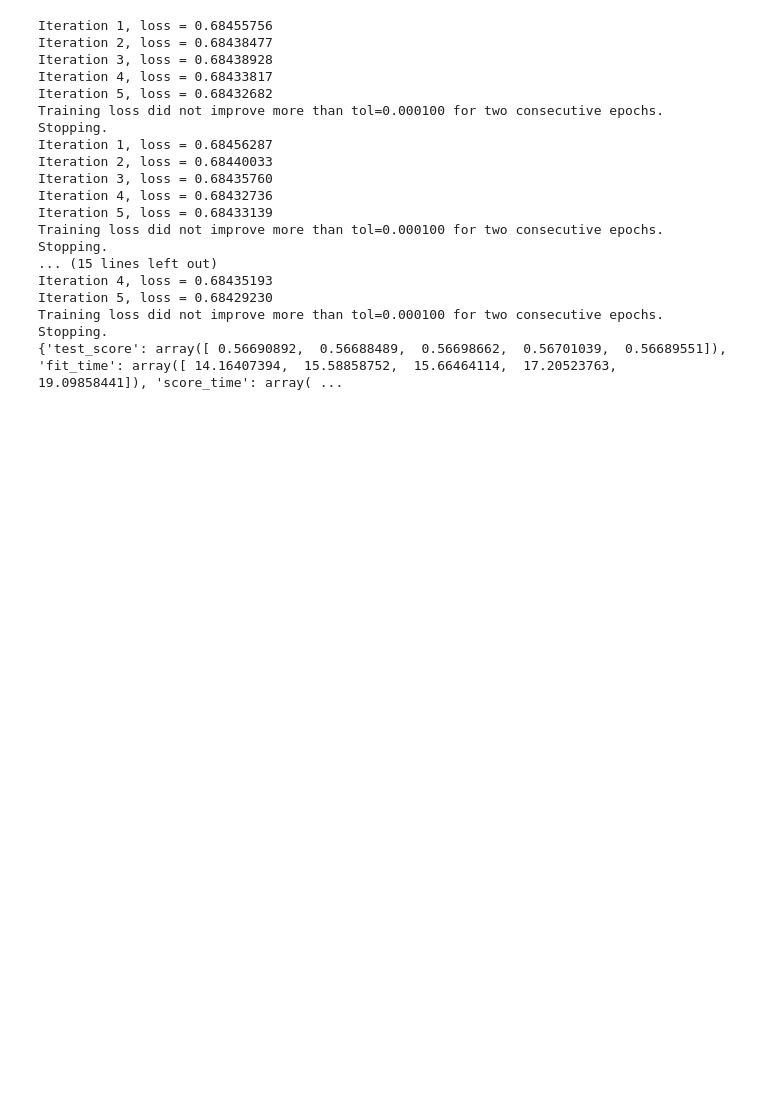
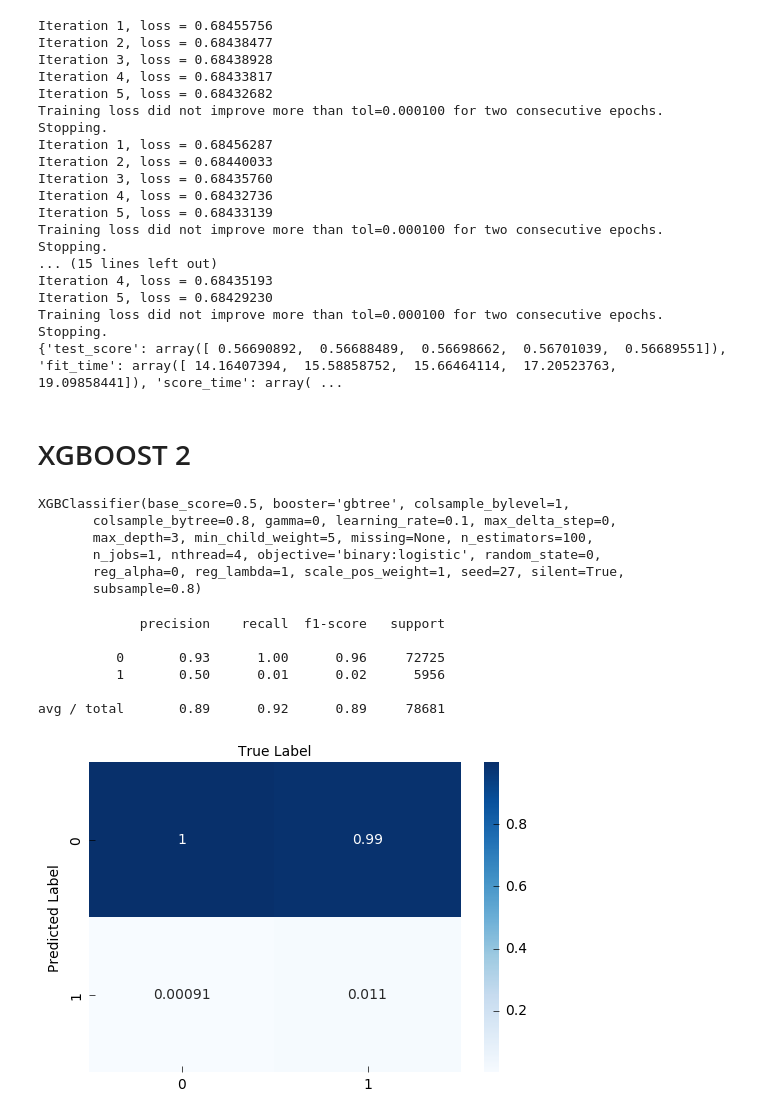
Before and after one commit to ferrarisf50/Fannie-Mae-single-family-mortgage-loan-data, a Jupyter notebook: TEST.ipynb, the cells around one changed output. Cells and saved outputs as stored; diff of their text form; code cells hidden in the pictures; blank space fills up the shorter version.

```diff
--- a/TEST.ipynb
+++ b/TEST.ipynb
@@ -341,3 +380,47 @@ Iteration 4, loss = 0.68435193
 Iteration 5, loss = 0.68429230
 Training loss did not improve more than tol=0.000100 for two consecutive epochs. Stopping.
 {'test_score': array([ 0.56690892,  0.56688489,  0.56698662,  0.56701039,  0.56689551]), 'fit_time': array([ 14.16407394,  15.58858752,  15.66464114,  17.20523763,  19.09858441]), 'score_time': array( ...
+# %% [markdown]
+# XGBOOST 2
+# %%
+y = df['Default'].values
+X = df.drop(['Default'], axis=1).values
+X_train, X_test, y_train, y_test = train_test_split(X, y, test_size = 0.25, random_state=0,stratify=y)
+# %%
+model = xgb.XGBClassifier(
+    learning_rate =0.1, n_estimators=100,
+    gamma=0,subsample=0.8,colsample_bytree=0.8,
+    objective= 'binary:logistic', nthread=4,scale_pos_weight=1,seed=27,
+    max_depth = 3,
+    min_child_weight = 5
+)
+
+model.fit(X_train, y_train)
+# %% [output]
+XGBClassifier(base_score=0.5, booster='gbtree', colsample_bylevel=1,
+       colsample_bytree=0.8, gamma=0, learning_rate=0.1, max_delta_step=0,
+       max_depth=3, min_child_weight=5, missing=None, n_estimators=100,
+       n_jobs=1, nthread=4, objective='binary:logistic', random_state=0,
+       reg_alpha=0, reg_lambda=1, scale_pos_weight=1, seed=27, silent=True,
+       subsample=0.8)
+# %%
+predict = model.predict(X_test)
+print(classification_report(y_test, predict))
+# %% [output]
+             precision    recall  f1-score   support
+
+          0       0.93      1.00      0.96     72725
+          1       0.50      0.01      0.02      5956
+
+avg / total       0.89      0.92      0.89     78681
+# %%
+cm = confusion_matrix(y_test, predict).T
+cm = cm.astype('float')/cm.sum(axis=0)
+
+fig, ax = mp.subplots()
+sns.heatmap(cm, annot=True, cmap='Blues');
+ax.set_xlabel('True Label')
+ax.set_ylabel('Predicted Label')
+ax.xaxis.set_label_position('top')
+# %% [output]
+[figure, added]
```
Also changed, not shown: parts of 17 cells of this notebook, 1 other file.
